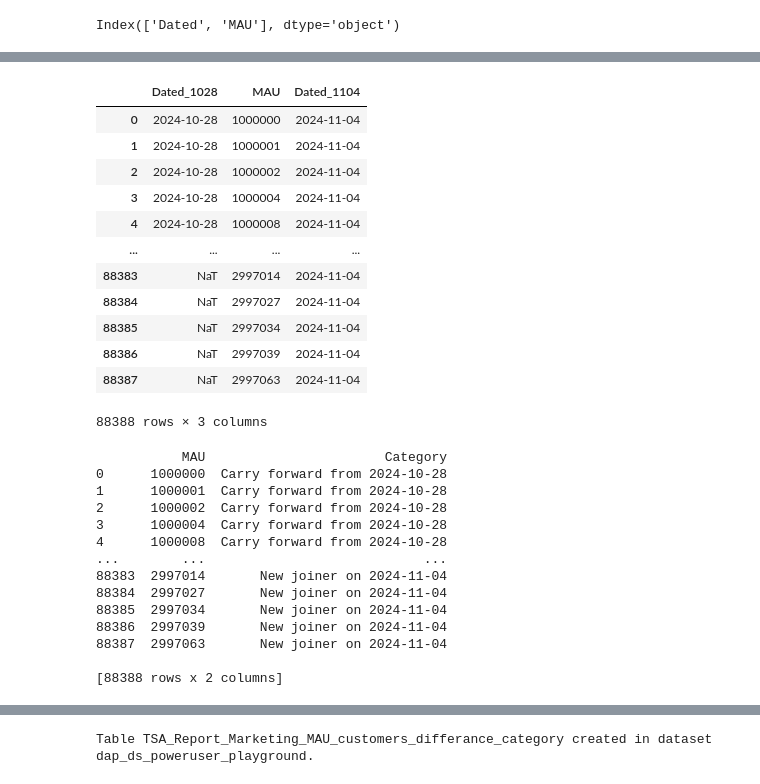
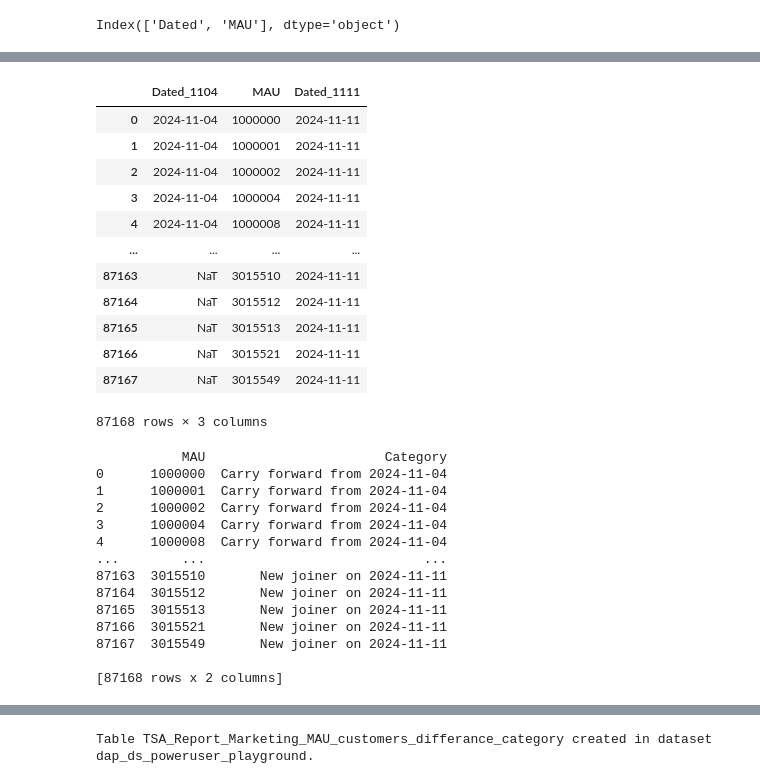
Before and after one commit to dchakroborti-tonik/MAU_MMAU_REPORT, a Jupyter notebook: TSA_REPORT_TEMPLATE_v2.ipynb, the cells around one changed output, grey strips where cells are left out. Drawn from its saved outputs; the diff is of its cells as text; code cells hidden in the pictures.

Commit message:
Updated Week starting 11-11-2024

```diff
--- a/TSA_REPORT_TEMPLATE_v2.ipynb
+++ b/TSA_REPORT_TEMPLATE_v2.ipynb
@@ -35,8 +35,8 @@ def get_week_start_dates(start_date, end_date):
         current_date += relativedelta(weeks=1)
     return week_start_dates
 
-start_date = datetime.date(2024, 11, 4)
-end_date = datetime.date(2024, 11, 10)
+start_date = datetime.date(2024, 11, 11)
+end_date = datetime.date(2024, 11, 17)
 
 week_start_dates = get_week_start_dates(start_date, end_date)
 print(week_start_dates)
@@ -759,5 +759,5 @@ Dated
 Name: count, dtype: int64
 # %%
 # Separate data into two dataframes based on date
-df_1028 = df[df['Dated'] == '2024-10-28'].reset_index(drop=True)
 df_1104 = df[df['Dated'] == '2024-11-04'].reset_index(drop=True)
+df_1111 = df[df['Dated'] == '2024-11-11'].reset_index(drop=True)
@@ -782,30 +782,30 @@ df_1104.head()
 # %%
 # Merge to find customers present on both dates
-merged = pd.merge(df_1028, df_1104, on='MAU', suffixes=('_1028', '_1104'), how='outer')
+merged = pd.merge(df_1104, df_1111, on='MAU', suffixes=('_1104', '_1111'), how='outer')
 merged
 # %% [output]
-|  | Dated_1028 | MAU | Dated_1104 |
-| 0 | 2024-10-28 | 1000000 | 2024-11-04 |
-| 1 | 2024-10-28 | 1000001 | 2024-11-04 |
-| 2 | 2024-10-28 | 1000002 | 2024-11-04 |
-| 3 | 2024-10-28 | 1000004 | 2024-11-04 |
-| 4 | 2024-10-28 | 1000008 | 2024-11-04 |
+|  | Dated_1104 | MAU | Dated_1111 |
+| 0 | 2024-11-04 | 1000000 | 2024-11-11 |
+| 1 | 2024-11-04 | 1000001 | 2024-11-11 |
+| 2 | 2024-11-04 | 1000002 | 2024-11-11 |
+| 3 | 2024-11-04 | 1000004 | 2024-11-11 |
+| 4 | 2024-11-04 | 1000008 | 2024-11-11 |
 | ... | ... | ... | ... |
-| 88383 | NaT | 2997014 | 2024-11-04 |
-| 88384 | NaT | 2997027 | 2024-11-04 |
-| 88385 | NaT | 2997034 | 2024-11-04 |
-| 88386 | NaT | 2997039 | 2024-11-04 |
-| 88387 | NaT | 2997063 | 2024-11-04 |
+| 87163 | NaT | 3015510 | 2024-11-11 |
+| 87164 | NaT | 3015512 | 2024-11-11 |
+| 87165 | NaT | 3015513 | 2024-11-11 |
+| 87166 | NaT | 3015521 | 2024-11-11 |
+| 87167 | NaT | 3015549 | 2024-11-11 |
-88388 rows × 3 columns
+87168 rows × 3 columns
 # %%
 # Function to categorize customer presence
 def categorize_presence(row):
-    if pd.isna(row['Dated_1104']):
-        return 'Not available on 2024-11-04'
-    elif pd.isna(row['Dated_1028']):
-        return 'New joiner on 2024-11-04'
+    if pd.isna(row['Dated_1111']):
+        return 'Not available on 2024-11-11'
+    elif pd.isna(row['Dated_1104']):
+        return 'New joiner on 2024-11-11'
     else:
-        return 'Carry forward from 2024-10-28'
+        return 'Carry forward from 2024-11-04'
 
 # Apply function to create category column
 merged['Category'] = merged.apply(categorize_presence, axis=1)
@@ -814,19 +814,19 @@ merged['Category'] = merged.apply(categorize_presence, axis=1)
 print(merged[['MAU', 'Category']])
 # %% [output]
            MAU                       Category
-0      1000000  Carry forward from 2024-10-28
-1      1000001  Carry forward from 2024-10-28
-2      1000002  Carry forward from 2024-10-28
-3      1000004  Carry forward from 2024-10-28
-4      1000008  Carry forward from 2024-10-28
+0      1000000  Carry forward from 2024-11-04
+1      1000001  Carry forward from 2024-11-04
+2      1000002  Carry forward from 2024-11-04
+3      1000004  Carry forward from 2024-11-04
+4      1000008  Carry forward from 2024-11-04
 ...        ...                            ...
-88383  2997014       New joiner on 2024-11-04
-88384  2997027       New joiner on 2024-11-04
-88385  2997034       New joiner on 2024-11-04
-88386  2997039       New joiner on 2024-11-04
-88387  2997063       New joiner on 2024-11-04
+87163  3015510       New joiner on 2024-11-11
+87164  3015512       New joiner on 2024-11-11
+87165  3015513       New joiner on 2024-11-11
+87166  3015521       New joiner on 2024-11-11
+87167  3015549       New joiner on 2024-11-11
 
-[88388 rows x 2 columns]
+[87168 rows x 2 columns]
 # %%
 merged['Category'].value_counts(dropna=False)
 # %% [output]
```
Also changed, not shown: parts of 38 cells of this notebook.
